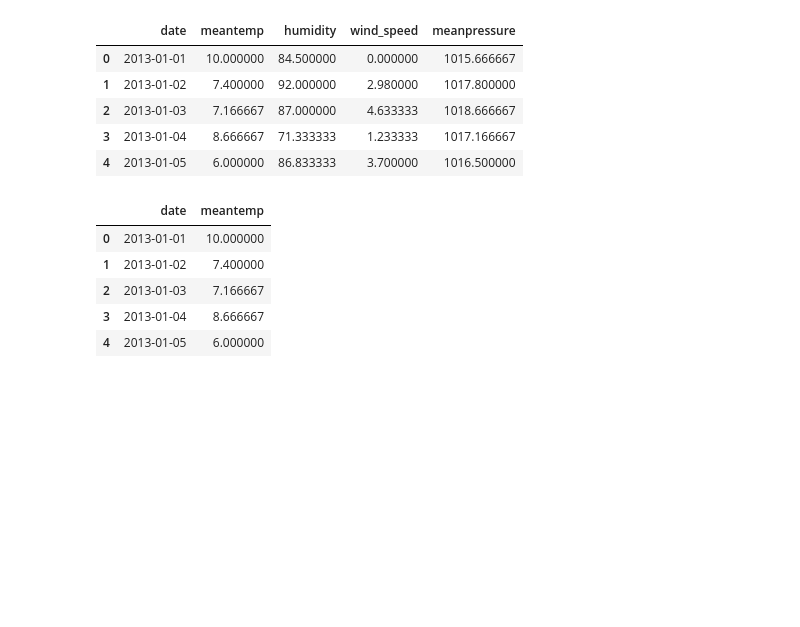
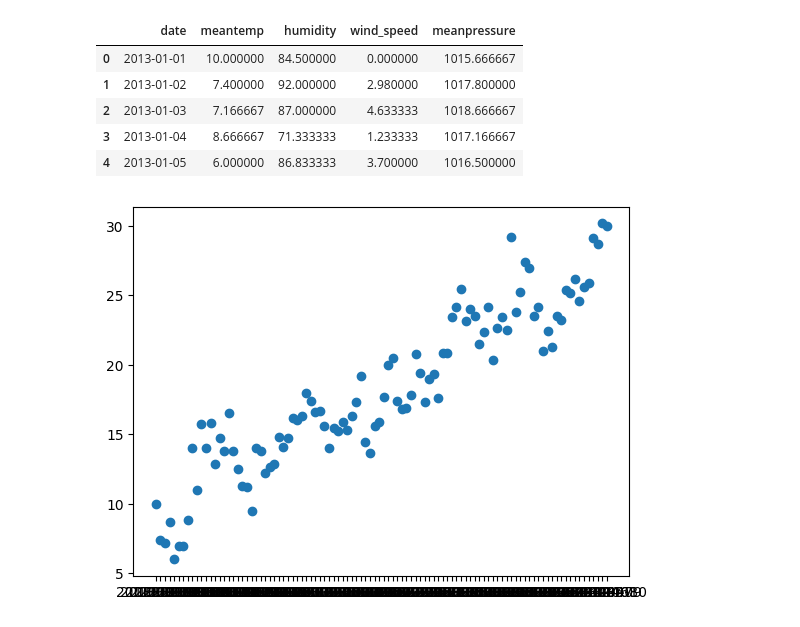
Before and after one commit to Vikash-exe/Deep-Learning-and-Computer-vision, a Jupyter notebook: EWMA.ipynb, the cells around one changed output. Cells and saved outputs as stored; diff of their text form; code cells hidden in the pictures; blank space fills up the shorter version.

Commit message:
daily curve

```diff
--- a/EWMA.ipynb
+++ b/EWMA.ipynb
@@ -16,11 +16,9 @@ df.head()
 # %%
 df = df[['date', 'meantemp']]
 # %%
-df.head()
+df = df.head(100)
-# %% [output]
-|  | date | meantemp |
-| 0 | 2013-01-01 | 10.000000 |
-| 1 | 2013-01-02 | 7.400000 |
-| 2 | 2013-01-03 | 7.166667 |
-| 3 | 2013-01-04 | 8.666667 |
-| 4 | 2013-01-05 | 6.000000 |
+# %%
+plt.scatter(df['date'], df['meantemp'])
+plt.show()
+# %% [output]
+[figure, added]
```
Also changed, not shown: parts of 4 cells of this notebook, 5 other files.
